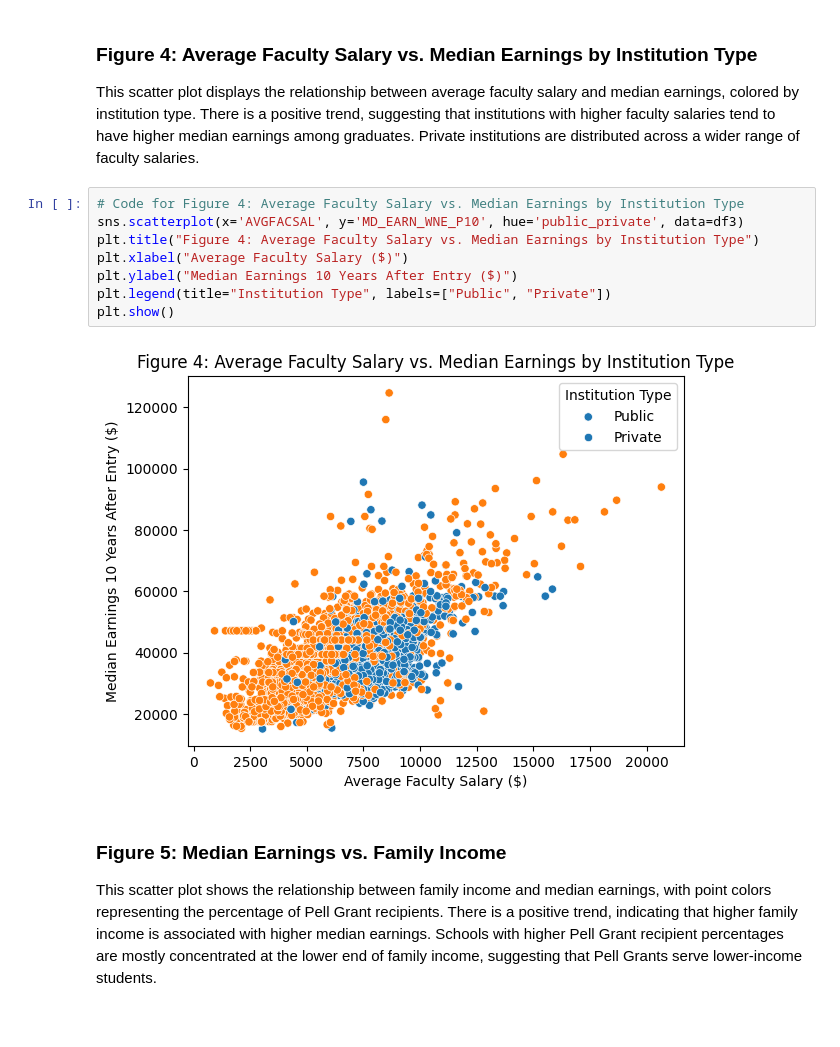
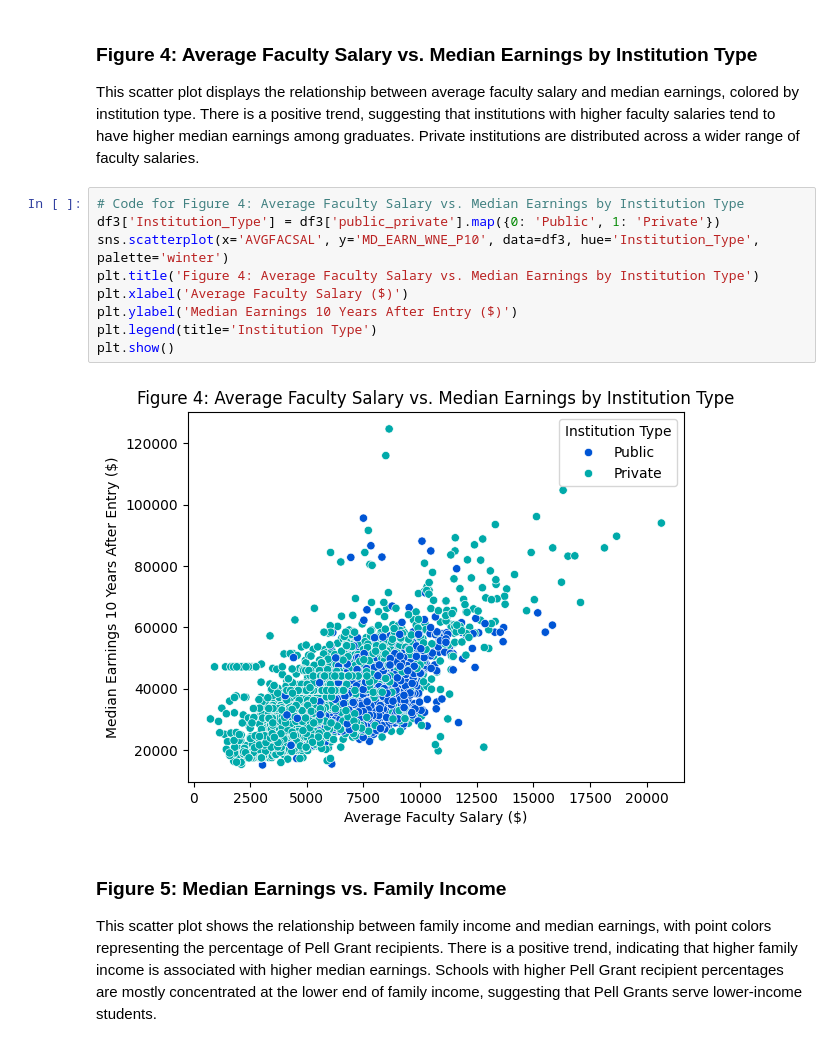
Before and after one commit to ajtention/Higher-Ed-Outcomes-Analysis, a Jupyter notebook: notebooks/Higher Ed Outcome Analysis.ipynb, the cells around one changed output. Drawn from its saved outputs; the diff is of its cells as text.

Commit message:
Updated visualization

```diff
--- a/notebooks/Higher Ed Outcome Analysis.ipynb
+++ b/notebooks/Higher Ed Outcome Analysis.ipynb
@@ -188,14 +188,15 @@ plt.show()
 This scatter plot displays the relationship between average faculty salary and median earnings, colored by institution type. There is a positive trend, suggesting that institutions with higher faculty salaries tend to have higher median earnings among graduates. Private institutions are distributed across a wider range of faculty salaries.
 # %%
 # Code for Figure 4: Average Faculty Salary vs. Median Earnings by Institution Type
-sns.scatterplot(x='AVGFACSAL', y='MD_EARN_WNE_P10', hue='public_private', data=df3)
-plt.title("Figure 4: Average Faculty Salary vs. Median Earnings by Institution Type")
-plt.xlabel("Average Faculty Salary ($)")
-plt.ylabel("Median Earnings 10 Years After Entry ($)")
-plt.legend(title="Institution Type", labels=["Public", "Private"])
+df3['Institution_Type'] = df3['public_private'].map({0: 'Public', 1: 'Private'})
+sns.scatterplot(x='AVGFACSAL', y='MD_EARN_WNE_P10', data=df3, hue='Institution_Type', palette='winter')
+plt.title('Figure 4: Average Faculty Salary vs. Median Earnings by Institution Type')
+plt.xlabel('Average Faculty Salary ($)')
+plt.ylabel('Median Earnings 10 Years After Entry ($)')
+plt.legend(title='Institution Type')
 plt.show()
 # %% [output]
-[figure, old version]
+[figure, new version]
 # %% [markdown]
 ### Figure 5: Median Earnings vs. Family Income
 
```
